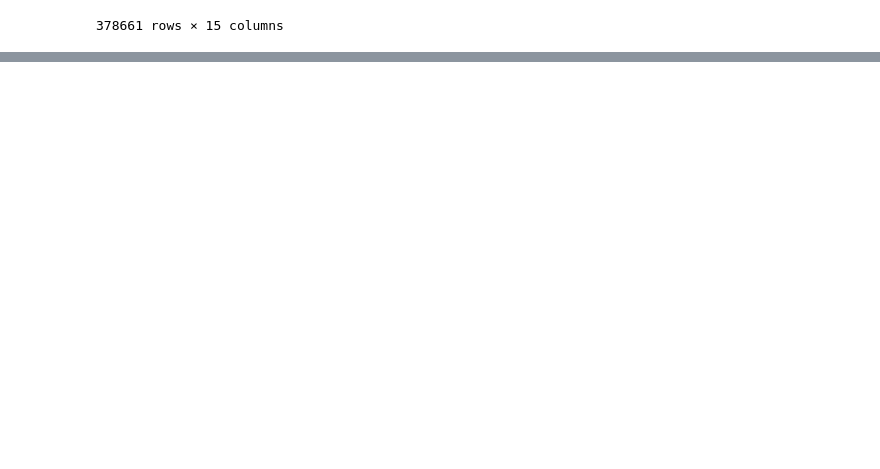
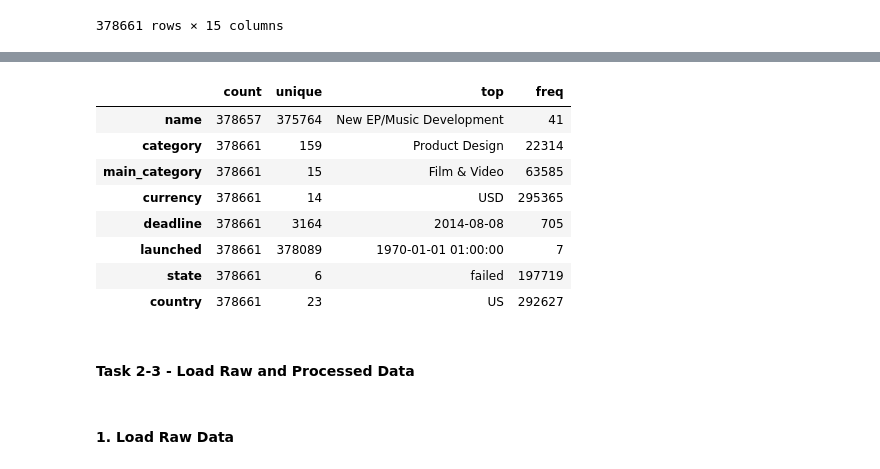
Before and after one commit to data301-2021-winter1/project-group07-project, a Jupyter notebook: notebooks/analysis2.ipynb, the cells around one changed output, grey strips where cells are left out. Cells and saved outputs as stored; diff of their text form; code cells hidden in the pictures; blank space fills up the shorter version.

```diff
--- a/notebooks/analysis2.ipynb
+++ b/notebooks/analysis2.ipynb
@@ -27,0 +56,16 @@ dataset
+# %%
+dataset.describe(include='object').T
+# %% [output]
+|  | count | unique | top | freq |
+| name | 378657 | 375764 | New EP/Music Development | 41 |
+| category | 378661 | 159 | Product Design | 22314 |
+| main_category | 378661 | 15 | Film & Video | 63585 |
+| currency | 378661 | 14 | USD | 295365 |
+| deadline | 378661 | 3164 | 2014-08-08 | 705 |
+| launched | 378661 | 378089 | 1970-01-01 01:00:00 | 7 |
+| state | 378661 | 6 | failed | 197719 |
+| country | 378661 | 23 | US | 292627 |
+# %% [markdown]
+#### Task 2-3 - Load Raw and Processed Data
+# %% [markdown]
+#### 1. Load Raw Data
```
Also changed, not shown: parts of 8 cells of this notebook, 2 other files.
